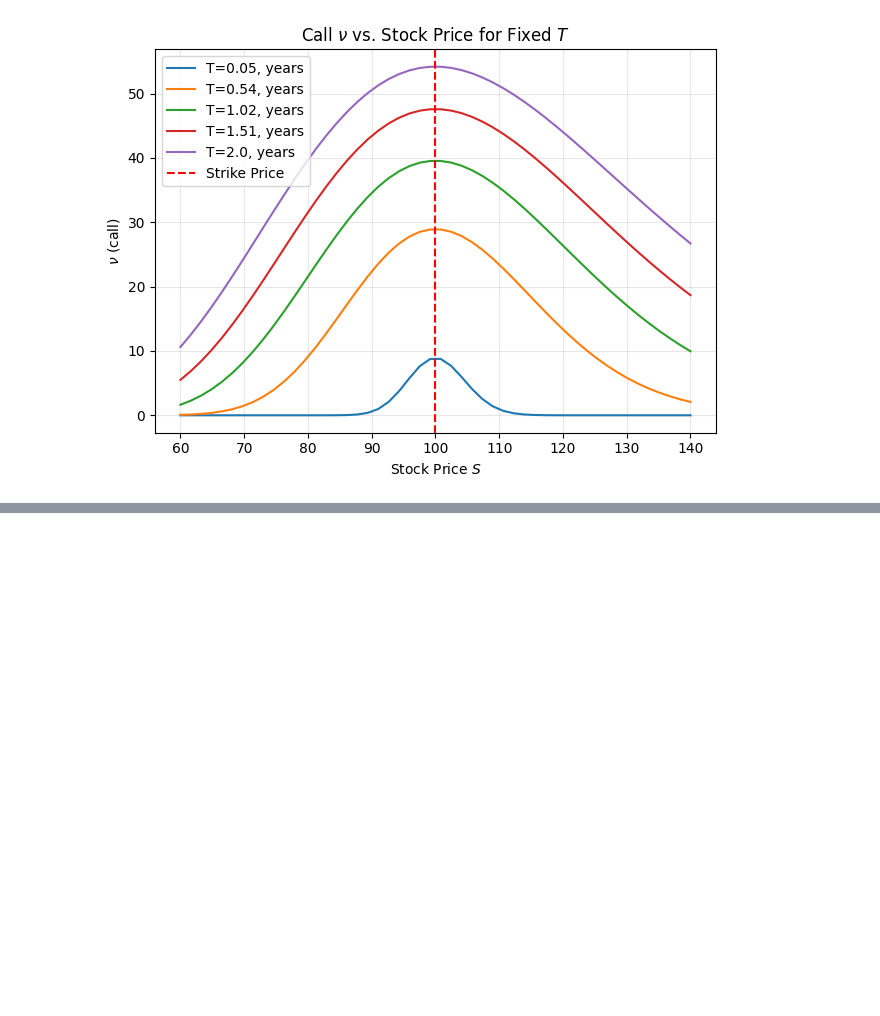
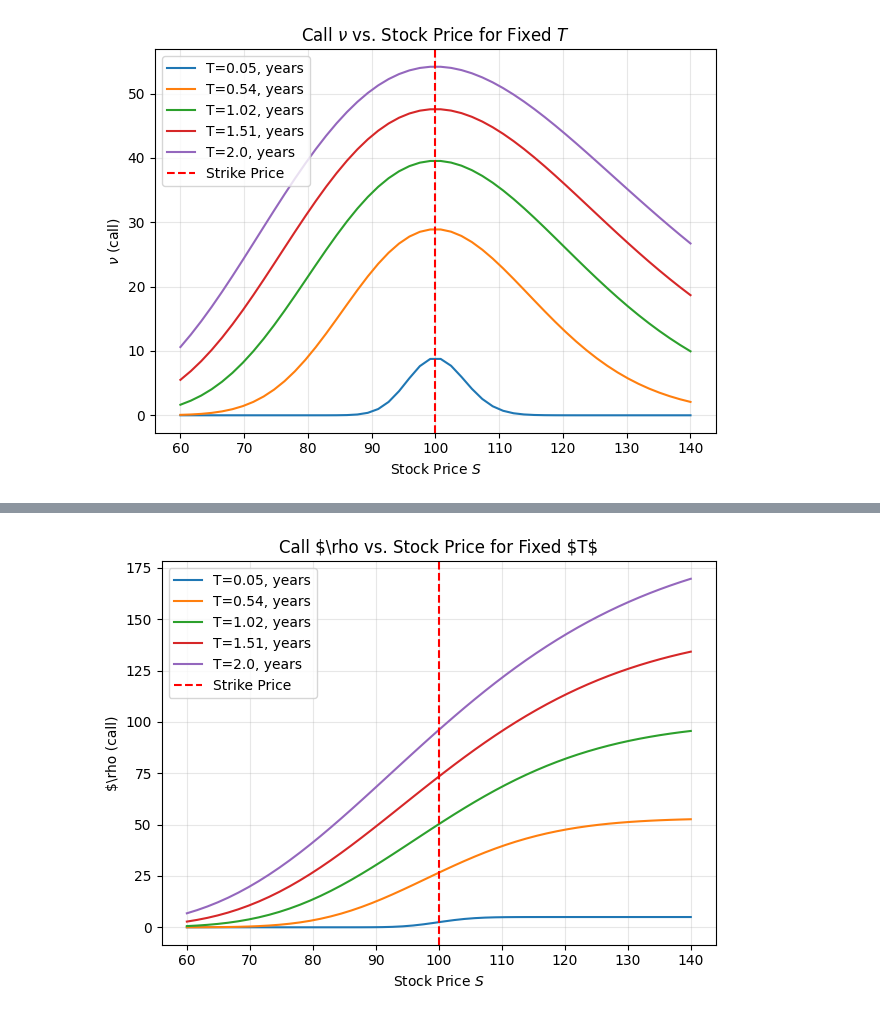
Before and after one commit to conformist89/greeks, a Jupyter notebook: greeks.ipynb, the cells around one changed output, grey strips where cells are left out. Cells and saved outputs as stored; diff of their text form; code cells hidden in the pictures; blank space fills up the shorter version.

```diff
--- a/greeks.ipynb
+++ b/greeks.ipynb
@@ -119,6 +119,17 @@ def greek_gamma(K, S0, r, sigm, T, opt_type):
 # %%
 def greek_vega(K, S0, r, sigm, T, opt_type):
     return S0 * np.sqrt(T) * np.exp( - 0.5 *  (d1(K, S0, r, sigm, T)) **2 ) / ( np.sqrt(2*np.pi))
+# %%
+def greek_rho(K, S0, r, sigm, T, opt_type):
+    first_mult = K * T * np.exp(-r *T)
+
+    if opt_type == "call":
+        sec_mult = N(d2(K, S0, r, sigm, T))
+    elif opt_type == "put":
+        sec_mult = -N(-d2(K, S0, r, sigm, T))
+    else:
+        sec_mult = 0
+    return first_mult * sec_mult
 # %%
 def get_greek_func(greek_name):
     greek_name = greek_name.lower()
@@ -192,6 +205,8 @@ def plot_greek_vs_S(greek_l, K, r, sigm,fixed_time,
         gr_l = r"$\Gamma$"
     elif greek_l == "vega":
         gr_l = "$\\nu$"
+    elif greek_l == "rho":
+        gr_l = "$\\rho"
     else:
         raise ValueError(f"Unknown greek_l: {greek_l}")
 
@@ -310,0 +333,5 @@ plot_greek_vs_S("vega", K, r, sigm,fixed_time,
+# %%
+plot_greek_vs_S("rho", K, r, sigm,fixed_time,
+                    st_points, opt_type="call")
+# %% [output]
+[figure, added]
```
Also changed, not shown: parts of 4 cells of this notebook.
